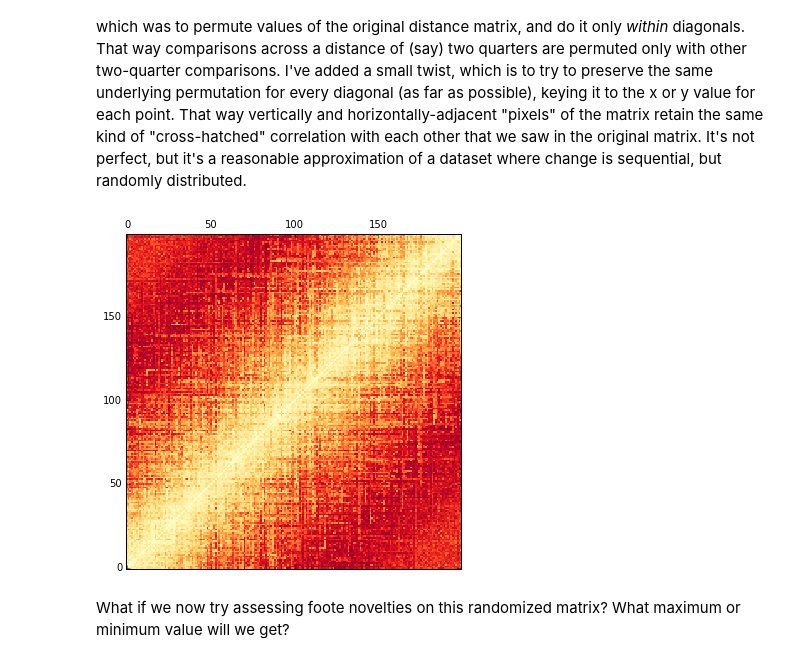
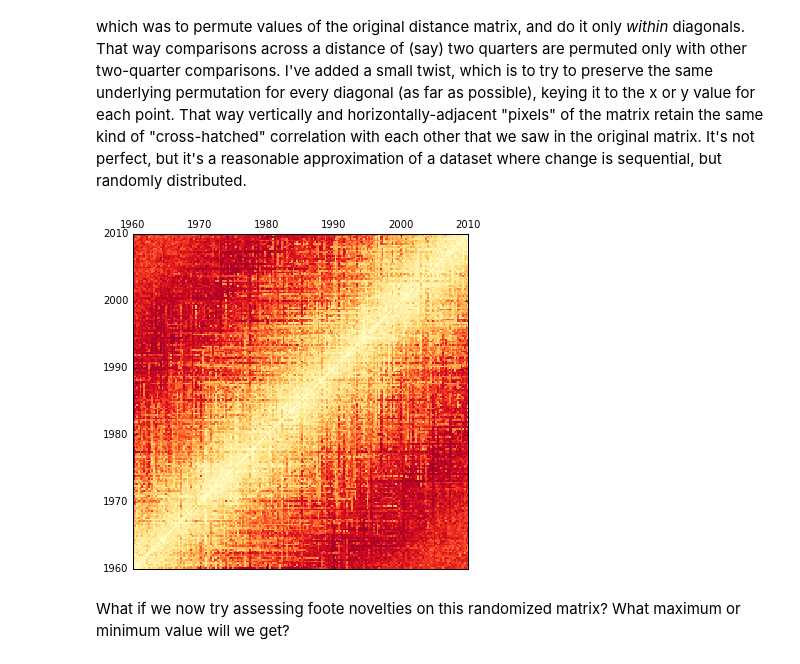
Before and after one commit to tedunderwood/changepoint, a Jupyter notebook: diagonal_permutation.ipynb, the cells around one changed output. Saved outputs shown, nothing was run; the diff lists cells and outputs as text; code cells hidden in the pictures.

```diff
--- a/diagonal_permutation.ipynb
+++ b/diagonal_permutation.ipynb
@@ -197,35 +200,35 @@ def diagonal_permute(d):
             elif xposition >= lenvals:
                 position = yposition
             elif yposition >= lenvals:
                 position = xposition
             else:
                 position = random.choice([xposition, yposition])
                 # If either x or y could be used as an index, we
                 # select randomly.
 
             # Whatever index was chosen, we use it to select a value
             # from our diagonal.
 
             newvalues.append(values[position])
 
         values = newvalues
 
         # Now we lay down (both versions of) the diagonal in the
         # new matrix.
 
         for idxtuple1, idxtuple2, value in zip(indices1, indices2, values):
             x, y = idxtuple1
             newmat[x, y] = value
             x, y = idxtuple2
             newmat[x, y] = value
 
     return newmat
 
 newmat = diagonal_permute(d)
-plt.matshow(newmat, origin = 'lower', cmap = plt.cm.YlOrRd)
+plt.matshow(newmat, origin = 'lower', cmap = plt.cm.YlOrRd, extent = [1960, 2010, 1960, 2010])
 plt.show()
 # %% [output]
-[figure, old version]
+[figure, new version]
 # %% [markdown]
 What if we now try assessing foote novelties on this randomized matrix? What maximum or minimum value will we get?
 # %%
```
Also changed, not shown: parts of 3 cells of this notebook.
